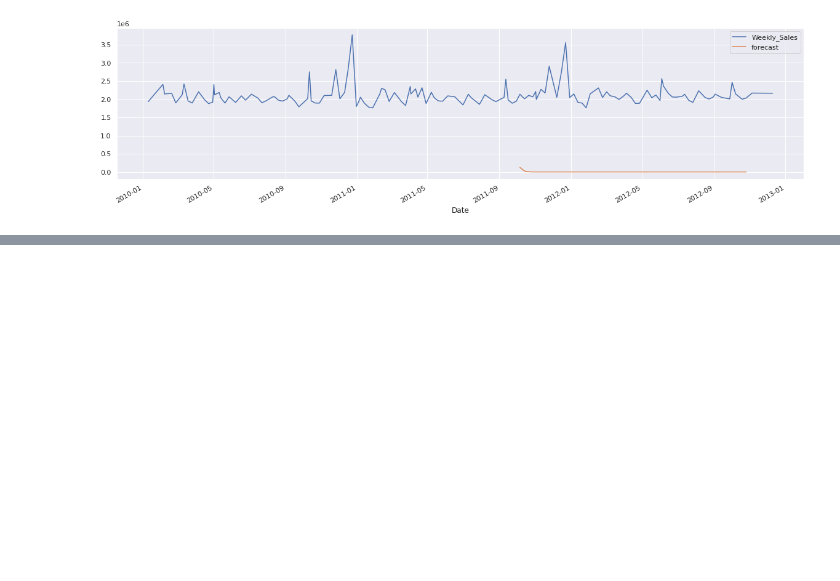
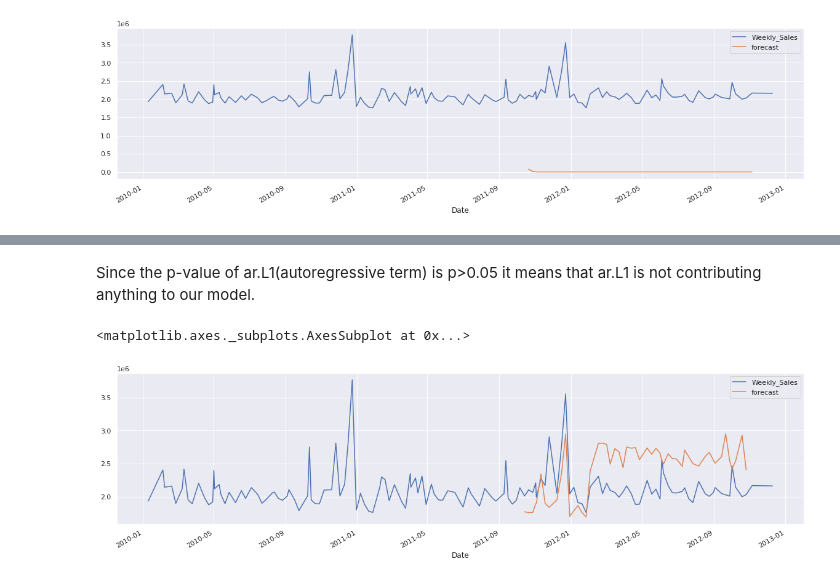
Before and after one commit to Sinethemba-nongqoto/Research-project, a Jupyter notebook: Analysis_0f_Results.ipynb, the cells around one changed output, grey strips where cells are left out. Drawn from its saved outputs; the diff is of its cells as text; code cells hidden in the pictures; blank space fills up the shorter version.

```diff
--- a/Analysis_0f_Results.ipynb
+++ b/Analysis_0f_Results.ipynb
@@ -592,13 +593,12 @@ Roots
 | AR.1 | 5.1904 | +0.0000j | 5.1904 | 0.0000 |
 | MA.1 | 1.0001 | +0.0000j | 1.0001 | 0.0000 |
 # %%
-df20['forecast']= model_fit.predict(start=87, end=140, dynamic=True)
+df20['forecast']= model_fit.predict(start=89, end=141, dynamic=True)
 df20[['Weekly_Sales', 'forecast']].plot(figsize=(20,5))
 # %% [output]
 <matplotlib.axes._subplots.AxesSubplot at 0x...>
 [figure]
 # %%
-import statsmodels.api as sm
-
-model=sm.tsa.statespace.SARIMAX(df20['Weekly_Sales'], order=(1,1,1), seasonal_order=(1,1,1,52))
-results=model.fit()
+#from statsmodels.tsa.statespace.sarimax import SARIMAX
+#%matplotlib inline
+model=sm.tsa.statespace.SARIMAX(df20['Weekly_Sales'], order=(1,1,1), seasonal_order=(1,1,0,52))
@@ -607,3 +629,8 @@ ValueError: ignored
+# %% [markdown]
+Since the p-value of ar.L1(autoregressive term) is p>0.05 it means that ar.L1 is not contributing anything to our model.
 # %%
-df20['forecast']= results.predict(start=90, end=103, dynamic=True)
+df20['forecast']=results.predict(start=88, end=140, dynamic=True)
 df20[['Weekly_Sales', 'forecast']].plot(figsize=(20,5))
+# %% [output]
+<matplotlib.axes._subplots.AxesSubplot at 0x...>
+[figure, added]
```
Also changed, not shown: parts of 9 cells of this notebook.
